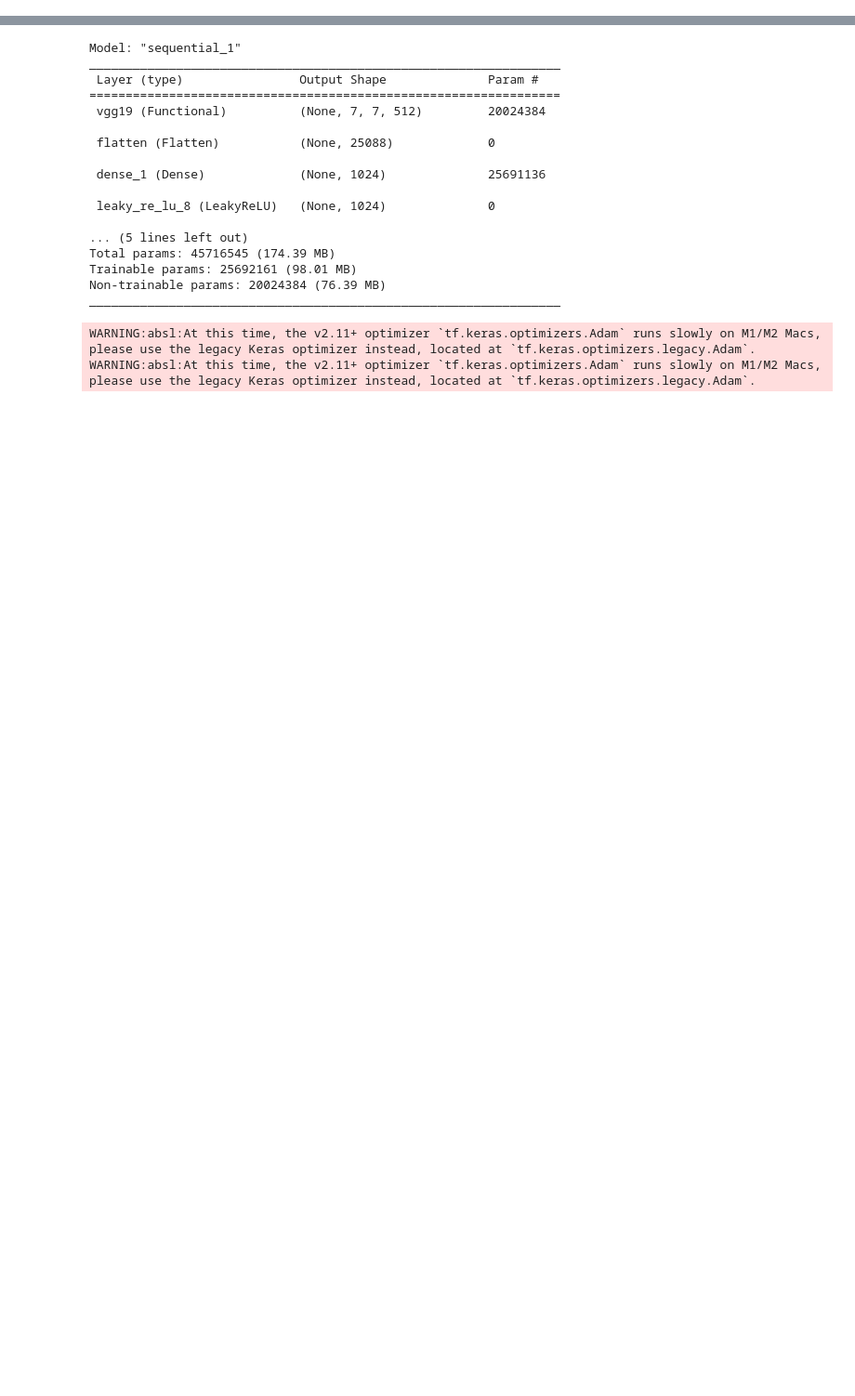
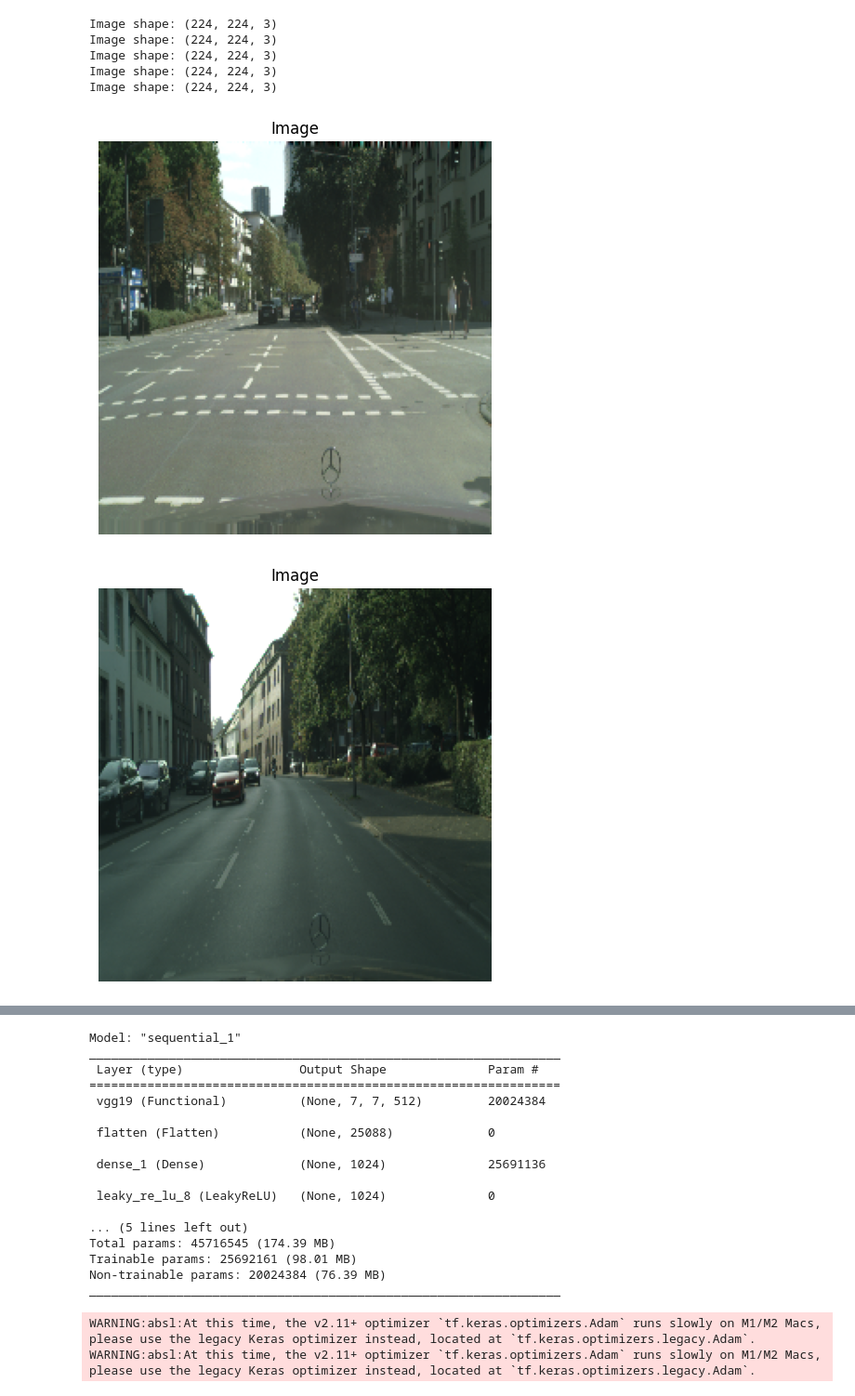
Before and after one commit to AnanthaPadmanaban-KrishnaKumar/GANs-TransferLearining, a Jupyter notebook: GANs-Architecture.ipynb, the cells around one changed output, grey strips where cells are left out. Shown at 93% size. Drawn from its saved outputs; the diff is of its cells as text; code cells hidden in the pictures; blank space fills up the shorter version.

```diff
--- a/GANs-Architecture.ipynb
+++ b/GANs-Architecture.ipynb
@@ -15,0 +25,42 @@ from tensorflow.keras.callbacks import Callback
+# %%
+def _parse_function(tfrecord_proto):
+    feature_description = {
+        'image': tf.io.FixedLenFeature([], tf.string),
+    }
+    parsed_features = tf.io.parse_single_example(tfrecord_proto, feature_description)
+
+    image = tf.io.decode_png(parsed_features['image'], channels=3)
+    image = tf.image.resize(image, [224, 224], method=tf.image.ResizeMethod.BILINEAR)
+
+    image = tf.cast(image, tf.float32) / 255.0
+
+    return image
+# %%
+def load_dataset_from_tfrecord(tfrecord_path):
+    dataset = tf.data.TFRecordDataset(tfrecord_path)
+    return dataset.map(_parse_function)
+
+tfrecord_path = '/Users/anantha_padmanaban/Documents/projects/GANs/test_model/tfrecord/sample_data.tfrecord'
+dataset = load_dataset_from_tfrecord(tfrecord_path)
+for images in dataset.take(5):
+    print('Image shape:', images.numpy().shape)
+# %% [output]
+Image shape: (224, 224, 3)
+Image shape: (224, 224, 3)
+Image shape: (224, 224, 3)
+Image shape: (224, 224, 3)
+Image shape: (224, 224, 3)
+# %%
+def visualize_image_and_mask(image):
+    plt.figure(figsize=(12, 6))
+
+    plt.subplot(1, 2, 1)
+    plt.title('Image')
+    plt.imshow(image)
+    plt.axis('off')
+    plt.show()
+for images in dataset.take(6):
+    visualize_image_and_mask(images.numpy())
+# %% [output]
+[figure, added]
+[figure, added]
```
Also changed, not shown: parts of 11 cells of this notebook.
